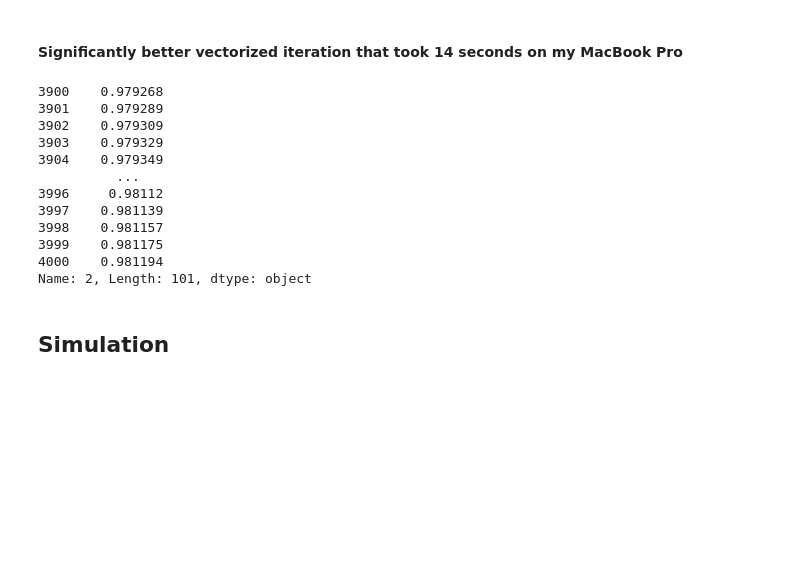
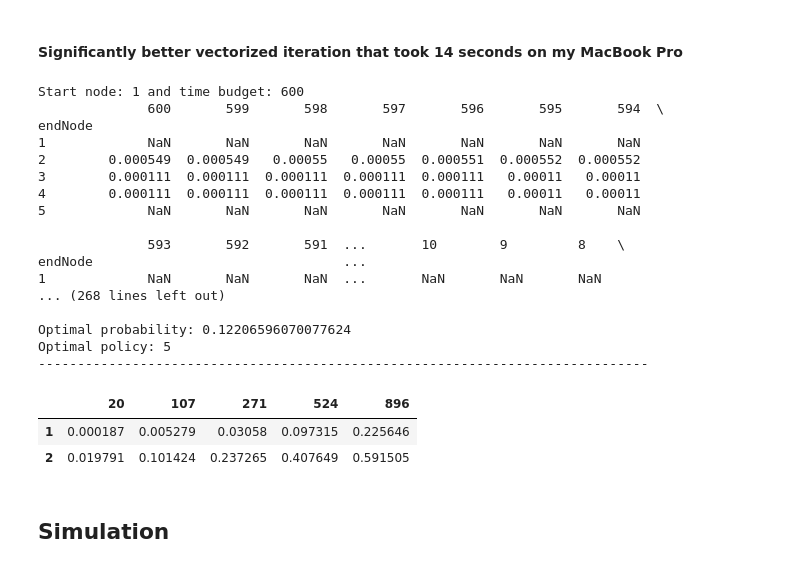
Before and after one commit to darpitydarp/ECI-253, a Jupyter notebook: HW3/ECI_253_HW3.ipynb, the cells around one changed output. Drawn from its saved outputs; the diff is of its cells as text; code cells hidden in the pictures; blank space fills up the shorter version.

```diff
--- a/HW3/ECI_253_HW3.ipynb
+++ b/HW3/ECI_253_HW3.ipynb
@@ -177,15 +175,21 @@ for timeBudget in np.arange(1, intervals + 1):
         result = gammaCalc.values * probabilitiesCalc.values
         row_sums = np.sum(result, axis=1)
 
-        # # if startNode == '2':
-        # print(f'Start node: {startNode} and time budget: {timeBudget}')
-        # print(gammaCalc)
-        # print(probabilitiesCalc)
-        # print(result)
-        # print(row_sums)
-        # print(f'Optimal probability: {np.nanmax(row_sums)}')
-        # print(f'Optimal policy: {np.nanargmax(row_sums)+1}')
-        # print('\n')
+        if timeBudget == 600:
+            print(f'Start node: {startNode} and time budget: {timeBudget}')
+            print(gammaCalc)
+            print('\n')
+            print(probabilitiesCalc)
+            print('\n')
+            print(result)
+            print('\n')
+            print(row_sums)
+            print('\n')
+            print(f'Optimal probability: {np.nanmax(row_sums)}')
+            print(f'Optimal policy: {np.nanargmax(row_sums)+1}')
+            print('------------------------------------------------------------------------------')
+            print('\n')
+
 
         # Store the optimal probability
         probabilities.loc[startNode, timeBudget] = np.nanmax(row_sums)
@@ -195,20 +199,29 @@ for timeBudget in np.arange(1, intervals + 1):
             policy.loc[startNode, timeBudget] = np.nan
         else:
             policy.loc[startNode, timeBudget] = str(np.nanargmax(row_sums)+1)
+# %% [output]
+Start node: 1 and time budget: 600
+              600       599       598       597       596       595       594  \
+endNode
+1             NaN       NaN       NaN       NaN       NaN       NaN       NaN
+2        0.000549  0.000549   0.00055   0.00055  0.000551  0.000552  0.000552
+3        0.000111  0.000111  0.000111  0.000111  0.000111   0.00011   0.00011
+4        0.000111  0.000111  0.000111  0.000111  0.000111   0.00011   0.00011
+5             NaN       NaN       NaN       NaN       NaN       NaN       NaN
+
+              593       592       591  ...       10        9         8    \
+endNode                                ...
+1             NaN       NaN       NaN  ...       NaN       NaN       NaN
+... (268 lines left out)
+
+Optimal probability: 0.12206596070077624
+Optimal policy: 5
+------------------------------------------------------------------------------
-# %%
-probabilities.loc['2', 3900:4000]
-# %% [output]
-3900    0.979268
-3901    0.979289
-3902    0.979309
-3903    0.979329
-3904    0.979349
-          ...
-3996     0.98112
-3997    0.981139
-3998    0.981157
-3999    0.981175
-4000    0.981194
-Name: 2, Length: 101, dtype: object
+# %%
+probabilities.loc[['1','2'], [20,107,271,524,896]]
+# %% [output]
+|  | 20 | 107 | 271 | 524 | 896 |
+| 1 | 0.000187 | 0.005279 | 0.03058 | 0.097315 | 0.225646 |
+| 2 | 0.019791 | 0.101424 | 0.237265 | 0.407649 | 0.591505 |
 # %% [markdown]
 ## Simulation
```
Also changed, not shown: parts of 3 cells of this notebook.
